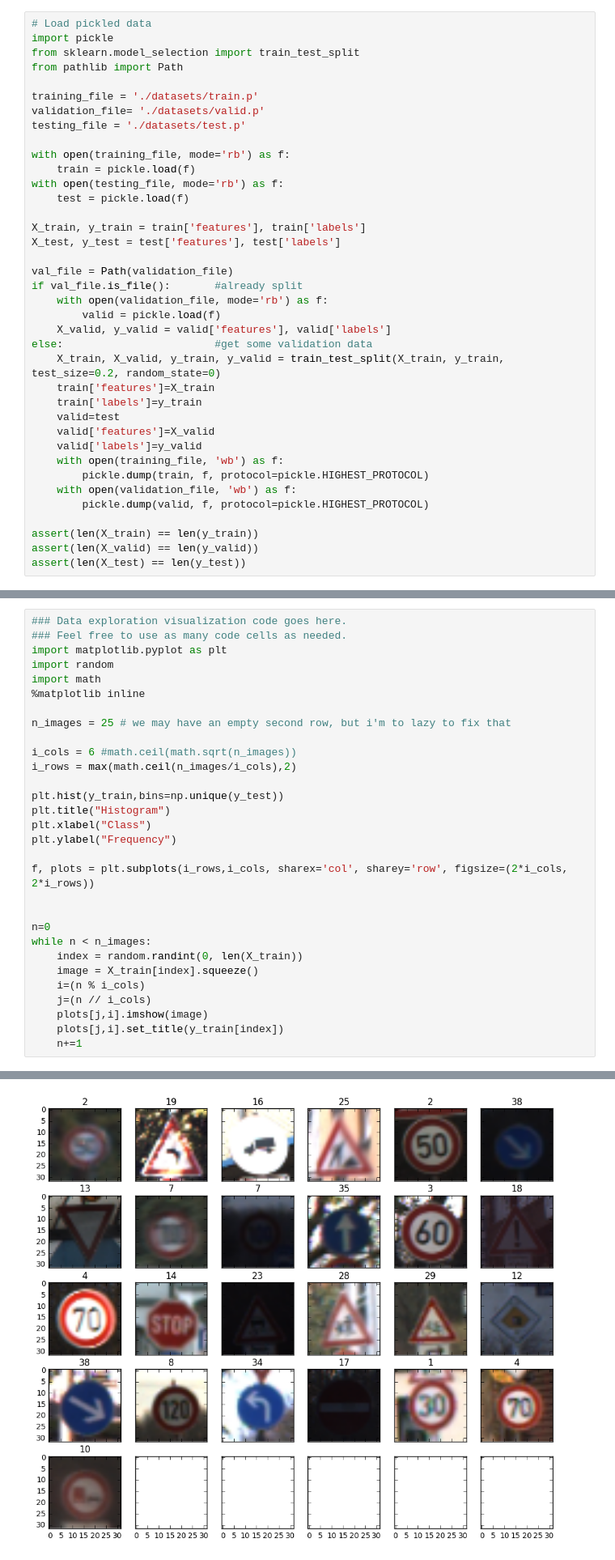
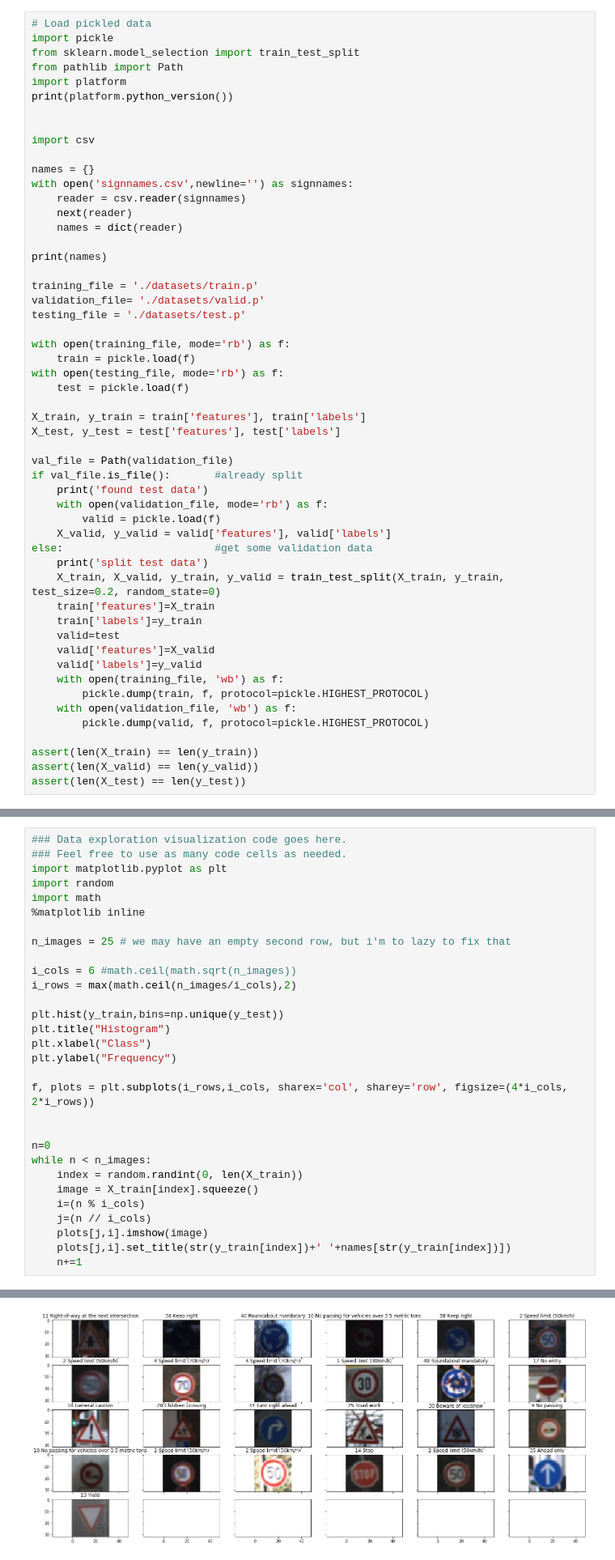
Before and after one commit to Kaiser1401/CarND-Traffic-Sign-Classifier-Project, a Jupyter notebook: Traffic_Sign_Classifier.ipynb, the cells around one changed output, grey strips where cells are left out. Shown at 81% size. Saved outputs shown, nothing was run; the diff lists cells and outputs as text.

```diff
--- a/Traffic_Sign_Classifier.ipynb
+++ b/Traffic_Sign_Classifier.ipynb
@@ -24,6 +24,19 @@ The [rubric](https://review.udacity.com/#!/rubrics/481/view) contains "Stand Out
 import pickle
 from sklearn.model_selection import train_test_split
 from pathlib import Path
+import platform
+print(platform.python_version())
+
+
+import csv
+
+names = {}
+with open('signnames.csv',newline='') as signnames:
+    reader = csv.reader(signnames)
+    next(reader)
+    names = dict(reader)
+
+print(names)
 
 training_file = './datasets/train.p'
 validation_file= './datasets/valid.p'
@@ -39,10 +52,12 @@ X_test, y_test = test['features'], test['labels']
 
 val_file = Path(validation_file)
 if val_file.is_file():       #already split
+    print('found test data')
     with open(validation_file, mode='rb') as f:
         valid = pickle.load(f)
     X_valid, y_valid = valid['features'], valid['labels']
 else:                        #get some validation data
+    print('split test data')
     X_train, X_valid, y_train, y_valid = train_test_split(X_train, y_train, test_size=0.2, random_state=0)
     train['features']=X_train
     train['labels']=y_train
@@ -129,7 +148,7 @@ plt.title("Histogram")
 plt.xlabel("Class")
 plt.ylabel("Frequency")
 
-f, plots = plt.subplots(i_rows,i_cols, sharex='col', sharey='row', figsize=(2*i_cols, 2*i_rows))
+f, plots = plt.subplots(i_rows,i_cols, sharex='col', sharey='row', figsize=(4*i_cols, 2*i_rows))
 
 
 n=0
@@ -139,6 +158,6 @@ while n < n_images:
     i=(n % i_cols)
     j=(n // i_cols)
     plots[j,i].imshow(image)
-    plots[j,i].set_title(y_train[index])
+    plots[j,i].set_title(str(y_train[index])+' '+names[str(y_train[index])])
     n+=1
 # %% [output]
@@ -146,4 +165,4 @@ while n < n_images:
-[figure, old version]
+[figure, new version]
 # %% [markdown]
 ----
 
```
Also changed, not shown: parts of 19 cells of this notebook, 11 other files.
